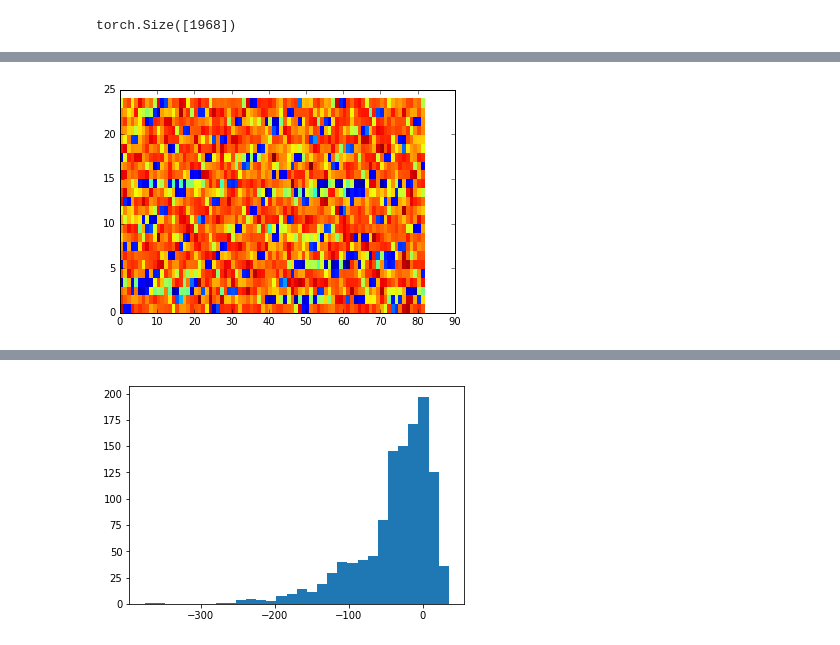
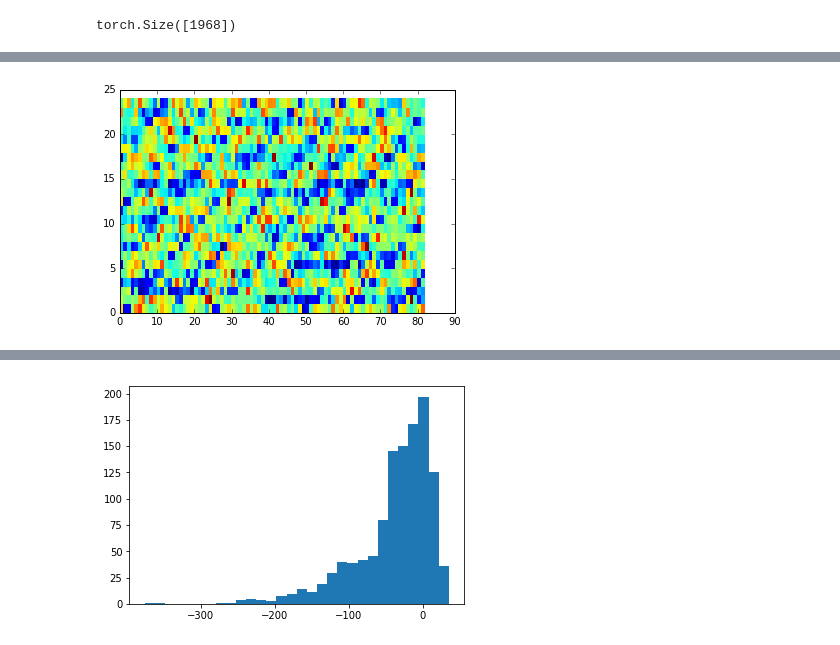
Before and after one commit to anihamde/VAE_protein_function, a Jupyter notebook: VAE_for_protein_function_prediction-TORCH.ipynb, the cells around one changed output, grey strips where cells are left out. Saved outputs shown, nothing was run; the diff lists cells and outputs as text; code cells hidden in the pictures.

```diff
--- a/VAE_for_protein_function_prediction-TORCH.ipynb
+++ b/VAE_for_protein_function_prediction-TORCH.ipynb
@@ -590,8 +585,8 @@ plt.savefig("Try2_originalDropout.png")
 # %%
-plt.pcolor(fit_xtrain.reshape(50000, 24, 82)[2])
+plt.pcolor(fit_xtrain.reshape(50000, 24, 82)[0])
 plt.show()
 # %% [output]
-[figure, old version]
+[figure, new version]
 # %%
 # reshaped_fit_xtrain = fit_xtrain.reshape(len(x_train)*len(ORDER_LIST),PRUNED_SEQ_LENGTH)
 m = torch.nn.Softmax(dim=1)
```
Also changed, not shown: parts of 18 cells of this notebook, 1 other file.
